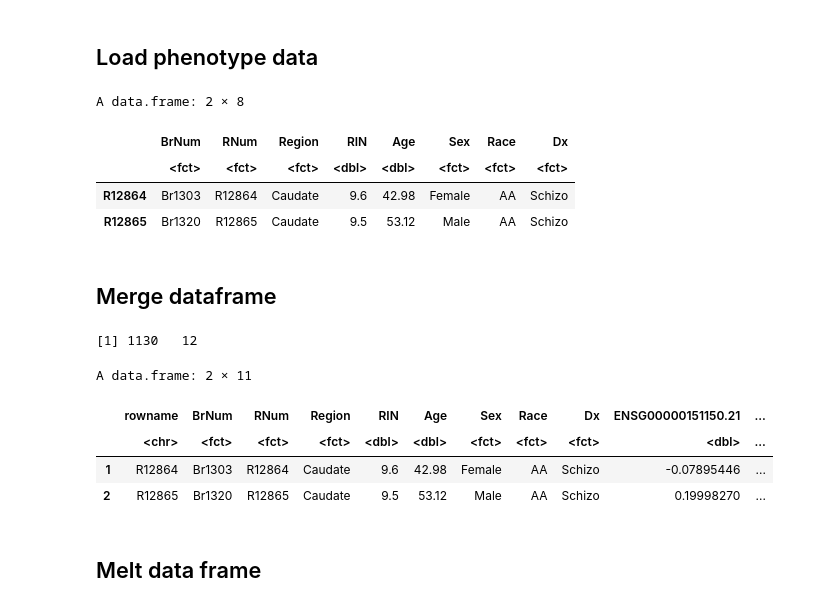
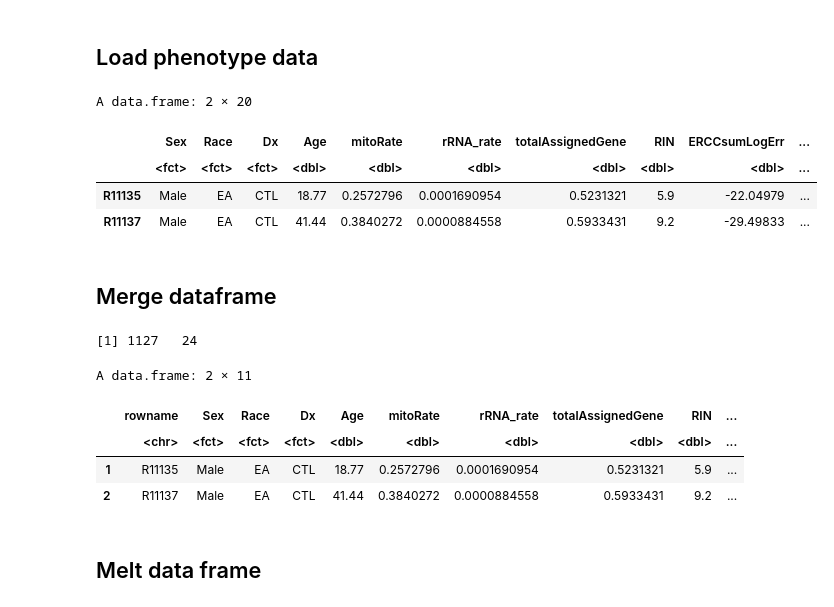
Before and after one commit to LieberInstitute/sex_differences_sz, a Jupyter notebook: region_sex_interaction/boxplots/_h/main.ipynb, the cells around one changed output. Saved outputs shown, nothing was run; the diff lists cells and outputs as text; code cells hidden in the pictures.

```diff
--- a/region_sex_interaction/boxplots/_h/main.ipynb
+++ b/region_sex_interaction/boxplots/_h/main.ipynb
@@ -122,17 +122,16 @@ A data.frame: 2 × 3
 # %% [markdown]
 ## Load phenotype data
 # %%
-pheno_file = '/ceph/projects/v3_phase3_paper/inputs/phenotypes/merged/_m/merged_phenotypes.csv'
+pheno_file = '/ceph/projects/v4_phase3_paper/inputs/phenotypes/_m/merged_phenotypes.csv'
 pheno = read.csv(pheno_file, row.names=1) %>%
     mutate_if(is.character, as.factor)
-levels(pheno$Sex) <- c("Female", "Male")
 head(pheno, 2)
 # %% [output]
-A data.frame: 2 × 8
+A data.frame: 2 × 20
-|  | BrNum | RNum | Region | RIN | Age | Sex | Race | Dx |
-|  | <fct> | <fct> | <fct> | <dbl> | <dbl> | <fct> | <fct> | <fct> |
-| R12864 | Br1303 | R12864 | Caudate | 9.6 | 42.98 | Female | AA | Schizo |
-| R12865 | Br1320 | R12865 | Caudate | 9.5 | 53.12 | Male | AA | Schizo |
+|  | Sex | Race | Dx | Age | mitoRate | rRNA_rate | totalAssignedGene | RIN | ERCCsumLogErr | ... |
+|  | <fct> | <fct> | <fct> | <dbl> | <dbl> | <dbl> | <dbl> | <dbl> | <dbl> | ... |
+| R11135 | Male | EA | CTL | 18.77 | 0.2572796 | 0.0001690954 | 0.5231321 | 5.9 | -22.04979 | ... |
+| R11137 | Male | EA | CTL | 41.44 | 0.3840272 | 0.0000884558 | 0.5933431 | 9.2 | -29.49833 | ... |
 # %% [markdown]
 ## Merge dataframe
 # %%
@@ -142,12 +141,12 @@ resdf <- inner_join(rownames_to_column(pheno),
 dim(resdf)
 resdf[1:2, 1:11]
 # %% [output]
-[1] 1130   12
+[1] 1127   24
 A data.frame: 2 × 11
-|  | rowname | BrNum | RNum | Region | RIN | Age | Sex | Race | Dx | ENSG00000151150.21 | ... |
-|  | <chr> | <fct> | <fct> | <fct> | <dbl> | <dbl> | <fct> | <fct> | <fct> | <dbl> | ... |
-| 1 | R12864 | Br1303 | R12864 | Caudate | 9.6 | 42.98 | Female | AA | Schizo | -0.07895446 | ... |
-| 2 | R12865 | Br1320 | R12865 | Caudate | 9.5 | 53.12 | Male | AA | Schizo | 0.19998270 | ... |
+|  | rowname | Sex | Race | Dx | Age | mitoRate | rRNA_rate | totalAssignedGene | RIN | ... |
+|  | <chr> | <fct> | <fct> | <fct> | <dbl> | <dbl> | <dbl> | <dbl> | <dbl> | ... |
+| 1 | R11135 | Male | EA | CTL | 18.77 | 0.2572796 | 0.0001690954 | 0.5231321 | 5.9 | ... |
+| 2 | R11137 | Male | EA | CTL | 41.44 | 0.3840272 | 0.0000884558 | 0.5933431 | 9.2 | ... |
 # %% [markdown]
 ## Melt data frame
 # %%
```
Also changed, not shown: parts of 11 cells of this notebook, 3 other files.
